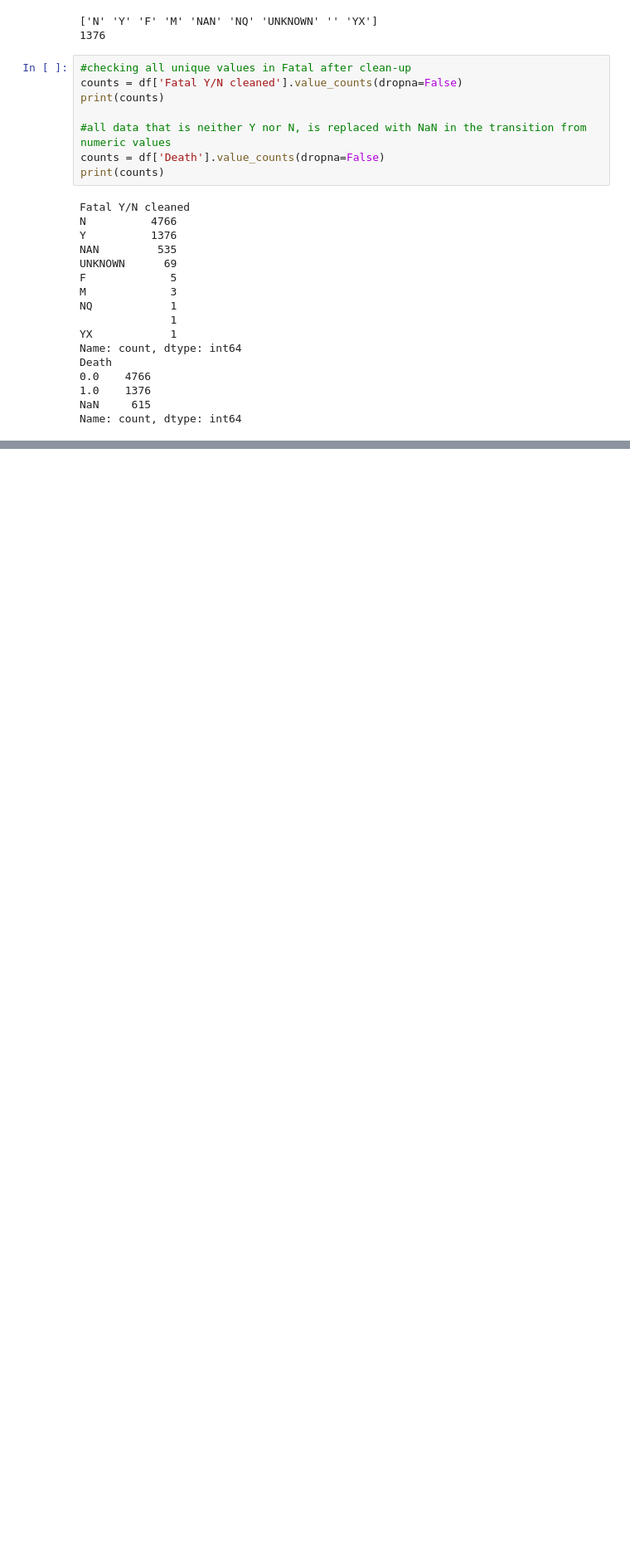
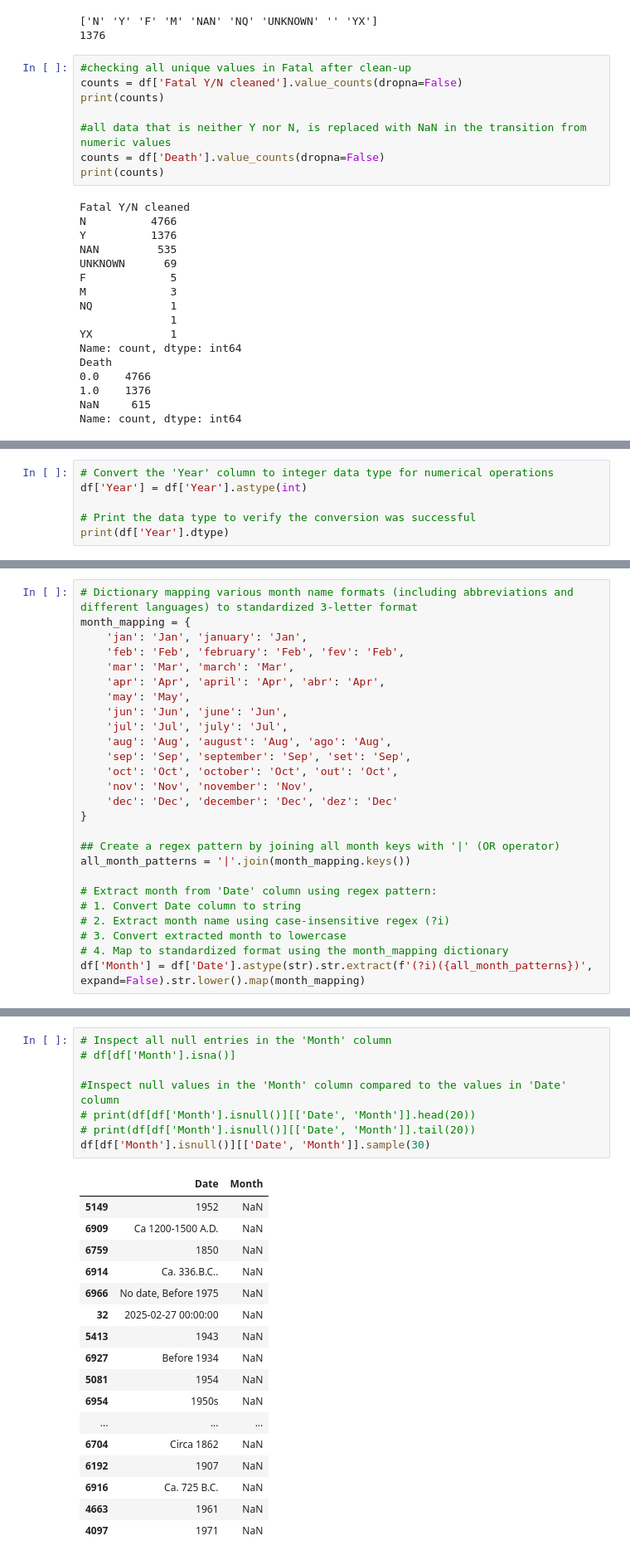
Before and after one commit to camilla-scandola/project-shark-attack, a Jupyter notebook: quest_sharkatack.ipynb, the cells around one changed output, grey strips where cells are left out. Shown at 83% size. Drawn from its saved outputs; the diff is of its cells as text; blank space fills up the shorter version.

Commit message:
pdated, with the 'Date' and 'Year' columns cleaned, and the new 'Month' column created.

```diff
--- a/quest_sharkatack.ipynb
+++ b/quest_sharkatack.ipynb
@@ -299,0 +303,6 @@ Name: count, Length: 1485, dtype: int64
+# %%
+# Convert the 'Year' column to integer data type for numerical operations
+df['Year'] = df['Year'].astype(int)
+
+# Print the data type to verify the conversion was successful
+print(df['Year'].dtype)
@@ -299,0 +411,26 @@ Name: count, Length: 1485, dtype: int64
+# %%
+# Dictionary mapping various month name formats (including abbreviations and different languages) to standardized 3-letter format
+month_mapping = {
+    'jan': 'Jan', 'january': 'Jan',
+    'feb': 'Feb', 'february': 'Feb', 'fev': 'Feb',
+    'mar': 'Mar', 'march': 'Mar',
+    'apr': 'Apr', 'april': 'Apr', 'abr': 'Apr',
+    'may': 'May',
+    'jun': 'Jun', 'june': 'Jun',
+    'jul': 'Jul', 'july': 'Jul',
+    'aug': 'Aug', 'august': 'Aug', 'ago': 'Aug',
+    'sep': 'Sep', 'september': 'Sep', 'set': 'Sep',
+    'oct': 'Oct', 'october': 'Oct', 'out': 'Oct',
+    'nov': 'Nov', 'november': 'Nov',
+    'dec': 'Dec', 'december': 'Dec', 'dez': 'Dec'
+}
+
+## Create a regex pattern by joining all month keys with '|' (OR operator)
+all_month_patterns = '|'.join(month_mapping.keys())
+
+# Extract month from 'Date' column using regex pattern:
+# 1. Convert Date column to string
+# 2. Extract month name using case-insensitive regex (?i)
+# 3. Convert extracted month to lowercase
+# 4. Map to standardized format using the month_mapping dictionary
+df['Month'] = df['Date'].astype(str).str.extract(f'(?i)({all_month_patterns})', expand=False).str.lower().map(month_mapping)
@@ -299,0 +467,26 @@ Name: count, Length: 1485, dtype: int64
+# %%
+# Inspect all null entries in the 'Month' column
+# df[df['Month'].isna()]
+
+#Inspect null values in the 'Month' column compared to the values in 'Date' column
+# print(df[df['Month'].isnull()][['Date', 'Month']].head(20))
+# print(df[df['Month'].isnull()][['Date', 'Month']].tail(20))
+df[df['Month'].isnull()][['Date', 'Month']].sample(30)
+# %% [output]
+|  | Date | Month |
+| 5149 | 1952 | NaN |
+| 6909 | Ca 1200-1500 A.D. | NaN |
+| 6759 | 1850 | NaN |
+| 6914 | Ca. 336.B.C.. | NaN |
+| 6966 | No date, Before 1975 | NaN |
+| 32 | 2025-02-27 00:00:00 | NaN |
+| 5413 | 1943 | NaN |
+| 6927 | Before 1934 | NaN |
+| 5081 | 1954 | NaN |
+| 6954 | 1950s | NaN |
+| ... | ... | ... |
+| 6704 | Circa 1862 | NaN |
+| 6192 | 1907 | NaN |
+| 6916 | Ca. 725 B.C. | NaN |
+| 4663 | 1961 | NaN |
+| 4097 | 1971 | NaN |
```
Also changed, not shown: parts of 21 cells of this notebook.
